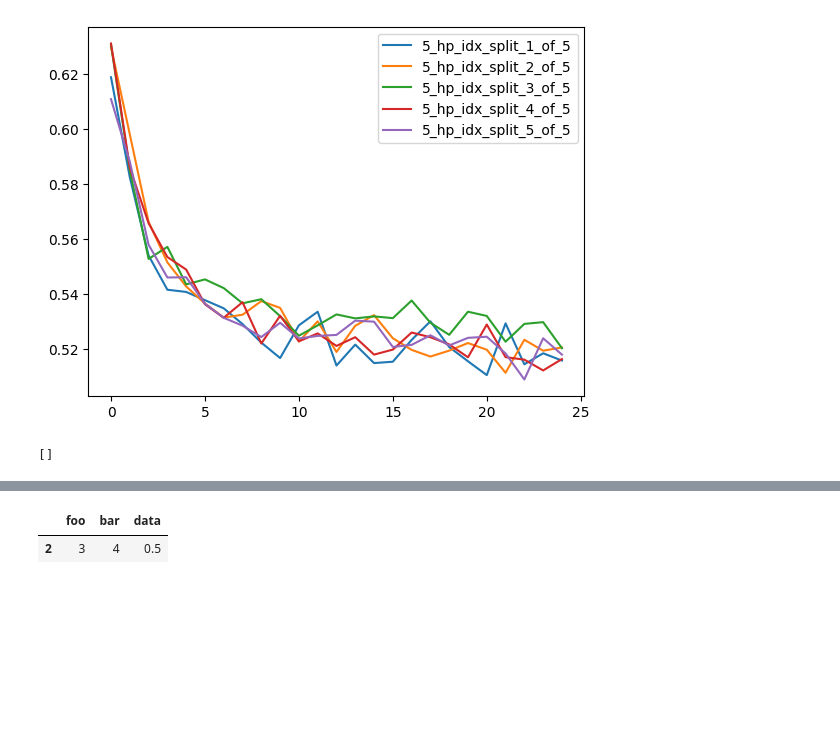
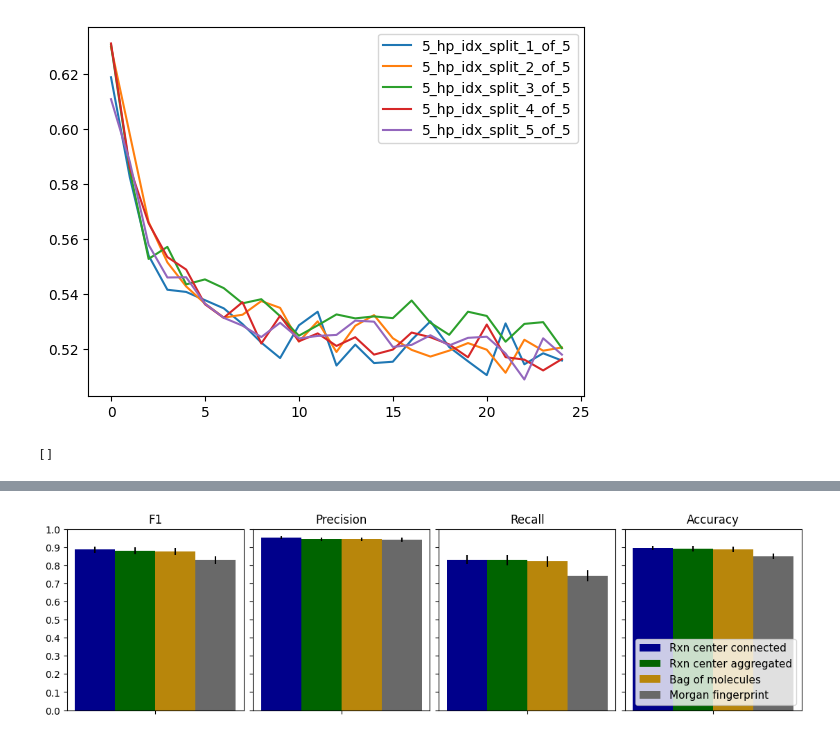
Before and after one commit to stefanpate/rcgnn, a Jupyter notebook: notebooks/rc_gnn_sprhea_figs.ipynb, the cells around one changed output, grey strips where cells are left out. Saved outputs shown, nothing was run; the diff lists cells and outputs as text; code cells hidden in the pictures; blank space fills up the shorter version.

Commit message:
Made rcgnn performance figures

```diff
--- a/notebooks/rc_gnn_sprhea_figs.ipynb
+++ b/notebooks/rc_gnn_sprhea_figs.ipynb
@@ -297,5 +232,70 @@ Name: 2, dtype: float64
-# %%
-elt.head()
-# %% [output]
-|  | foo | bar | data |
-| 2 | 3 | 4 | 0.5 |
+# %%
+# Compare best & benchmarks on 80% homology
+
+srt_metric_mean = "f1_mean"
+filter_by_toc = (exp['toc'] == 'v3_folded_pt_ns')
+filter_by_task = (exp['split_strategy'] == 'homology') & (exp['split_sim_threshold'] == 0.8)
+filter_by_pred_head = exp['pred_head'] == "dot_sig"
+common = filter_by_pred_head & filter_by_task & filter_by_toc
+bag_of_mols = exp['featurizer'] == 'rxn_simple'
+rc_aug = (exp['featurizer'] == 'rxn_rc') & (exp['agg'] == 'mean')
+rc_agg = (exp['featurizer'] == 'rxn_rc') & (exp['agg'] == 'last')
+mfp = (exp['featurizer'] == 'mfp')
+
+tmp = []
+for sel in [bag_of_mols, rc_aug, rc_agg, mfp]:
+    slice = exp.loc[sel & common]
+    arg_best = slice[srt_metric_mean].idxmax()
+    tmp.append(slice.loc[[arg_best], :])
+
+extract = pd.concat(tmp)
+extract.head()
+
+
+metrics = [
+    'f1',
+    'precision',
+    'recall',
+    'accuracy'
+]
+
+cluster_sels = [
+    rc_aug,
+    rc_agg,
+    bag_of_mols,
+    mfp
+]
+
+x_sels = [
+
+]
+
+cluster_labels = [
+    "Rxn center connected",
+    "Rxn center aggregated",
+    "Bag of molecules",
+    "Morgan fingerprint"
+]
+
+x_labels = [
+
+]
+
+colors = [
+    "darkblue",
+    "darkgreen",
+    "darkgoldenrod",
+    "dimgray",
+
+]
+clustered_multi_panel_bar_chart(
+    extract,
+    cluster_sels,
+    x_sels,
+    metrics,
+    cluster_labels,
+    x_labels,
+    colors
+)
+# %% [output]
+[figure, added]
```
Also changed, not shown: parts of 17 cells of this notebook, 6 other files.
